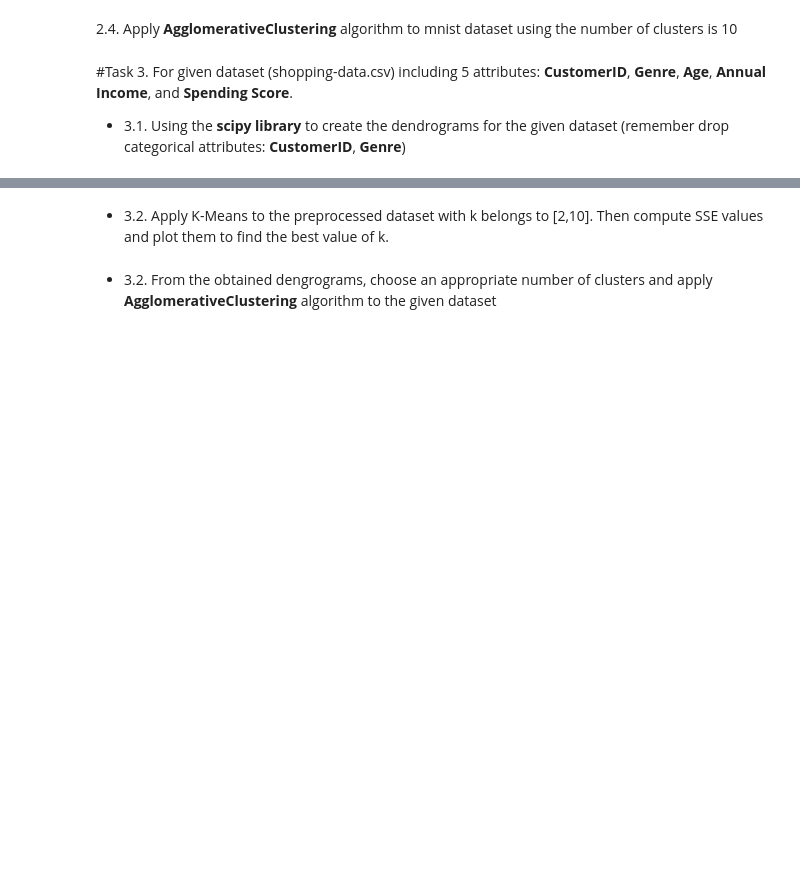
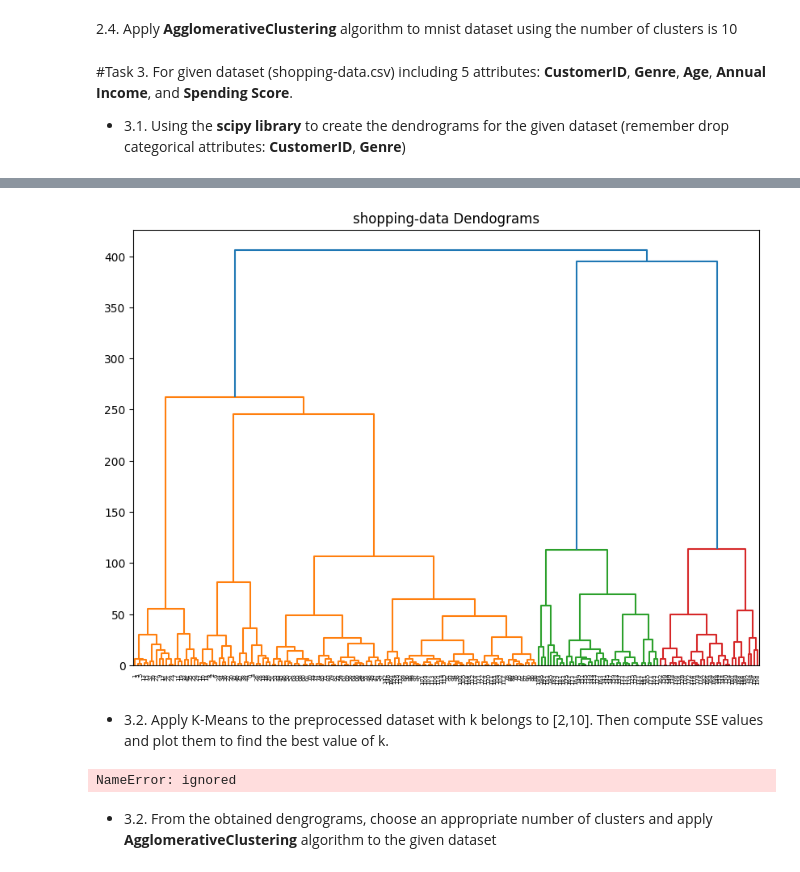
Before and after one commit to NguyenThiTrucMai/MayHoc, a Jupyter notebook: Lab_7_20130321_NguyenThiTrucMai.ipynb, the cells around one changed output, grey strips where cells are left out. Saved outputs shown, nothing was run; the diff lists cells and outputs as text; code cells hidden in the pictures; blank space fills up the shorter version.

```diff
--- a/Lab_7_20130321_NguyenThiTrucMai.ipynb
+++ b/Lab_7_20130321_NguyenThiTrucMai.ipynb
@@ -179,0 +238,3 @@ For given dataset (shopping-data.csv) including 5 attributes: **CustomerID**, **
+# %%
+datas = pd.read_csv("shopping-data.csv")
+datas.head(10)
@@ -180,2 +253,8 @@ For given dataset (shopping-data.csv) including 5 attributes: **CustomerID**, **
+# %%
+plt.figure(figsize=(10, 7))
+plt.title("shopping-data Dendograms")
+dend = shc.dendrogram(shc.linkage(datas.iloc[:, 3:5].values, method='ward'))
+# %% [output]
+[figure, added]
 # %% [markdown]
 *   3.2. Apply K-Means to the preprocessed dataset with k belongs to [2,10]. Then compute SSE values and plot them to find the best value of k.
@@ -184,2 +269,6 @@ For given dataset (shopping-data.csv) including 5 attributes: **CustomerID**, **
+# %%
+(ggplot(datas, aes(x="Annual Income (k$)", y="Spending Score (1-100)", color = "factor(cluster2)"))+geom_point())
+# %% [output]
+NameError: ignored
 # %% [markdown]
 *   3.2. From the obtained dengrograms, choose an appropriate number of clusters and apply **AgglomerativeClustering** algorithm to the given dataset
```
Also changed, not shown: parts of 17 cells of this notebook.
